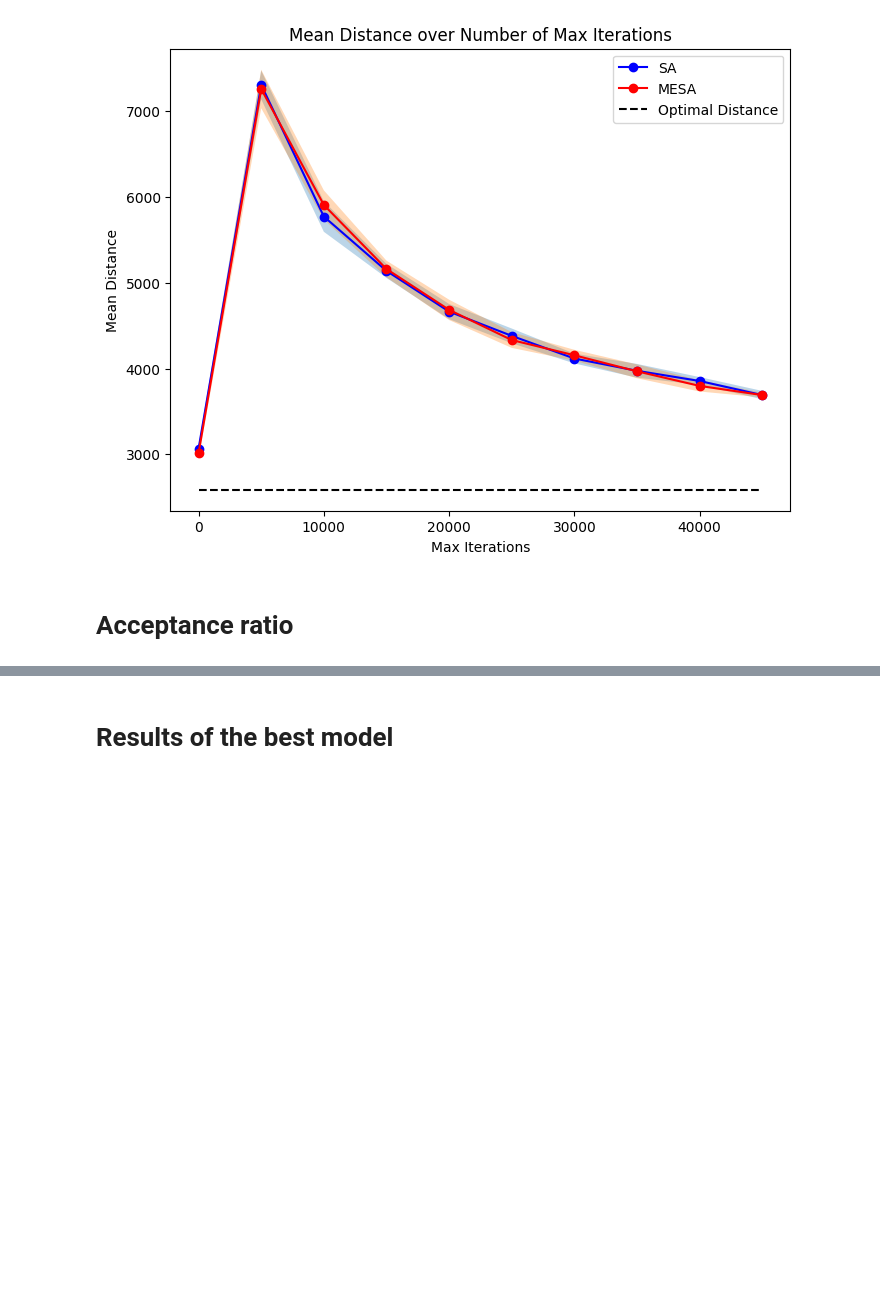
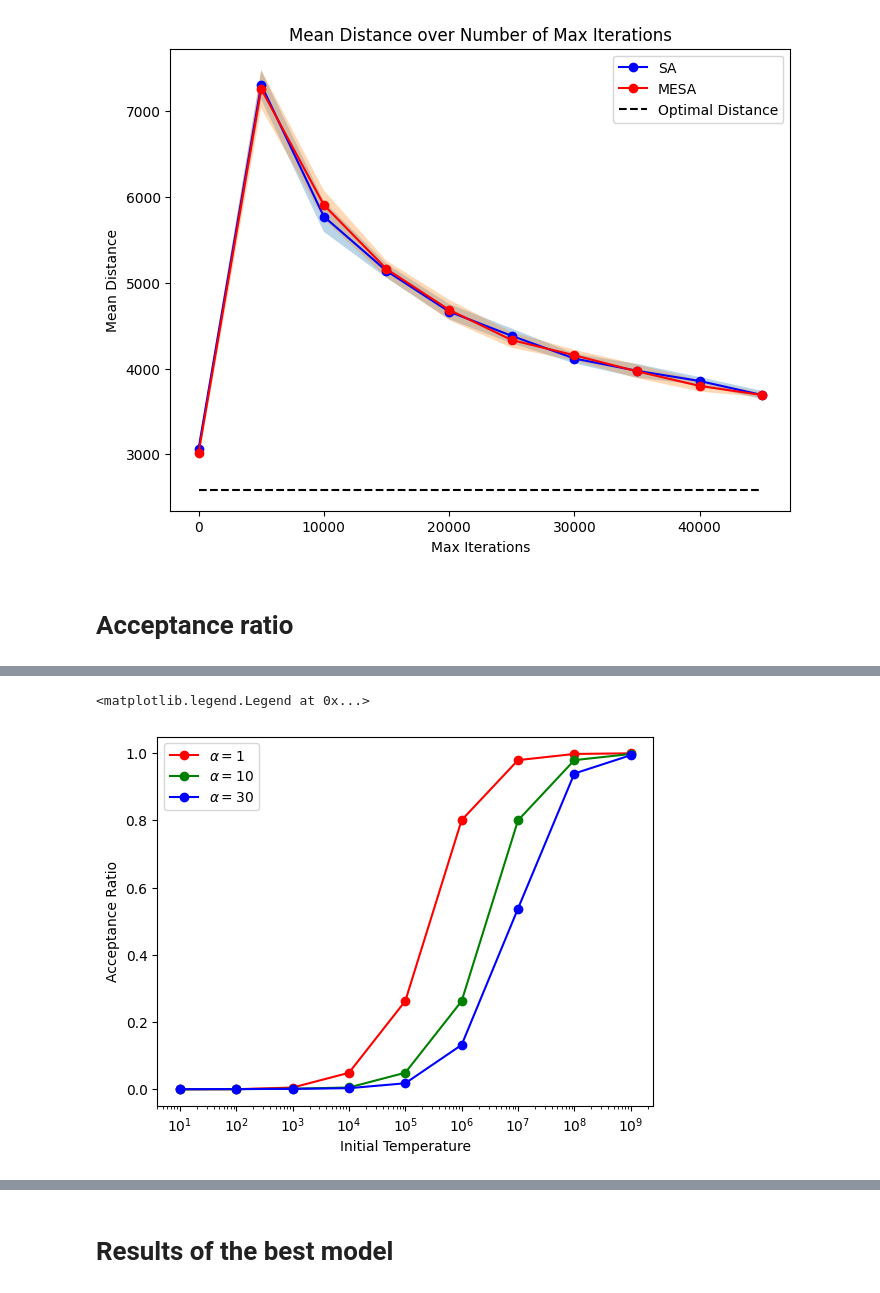
Before and after one commit to Foundnation/Stochastic-Simulation, a Jupyter notebook: TSM/tsp_notebook.ipynb, the cells around one changed output, grey strips where cells are left out. Drawn from its saved outputs; the diff is of its cells as text; code cells hidden in the pictures; blank space fills up the shorter version.

Commit message:
updated acceptance analysis

```diff
--- a/TSM/tsp_notebook.ipynb
+++ b/TSM/tsp_notebook.ipynb
@@ -625,0 +597,5 @@ plt.xscale('log')
+# %%
+initial_temps = [10**i for i in range(1, 10)]
+acc_ratios_lin_1, dists_lin_1 = calculate_acceptance_ratios(distances_280, opt_distance_280, cooling_schedules=['linear_m'], alpha=1)
+acc_ratios_lin_10, dists_lin_10 = calculate_acceptance_ratios(distances_280, opt_distance_280, cooling_schedules=['linear_m'], alpha=10)
+acc_ratios_lin_30, dists_lin_30 = calculate_acceptance_ratios(distances_280, opt_distance_280, cooling_schedules=['linear_m'], alpha=30)
@@ -625,0 +611,12 @@ plt.xscale('log')
+# %%
+plt.figure()
+plt.plot(initial_temps, acc_ratios_lin_1, 'ro-', label=r'$ \alpha = 1 $')
+plt.plot(initial_temps, acc_ratios_lin_10, 'go-', label=r'$ \alpha = 10 $')
+plt.plot(initial_temps, acc_ratios_lin_30, 'bo-', label=r'$ \alpha = 30 $')
+plt.xlabel('Initial Temperature')
+plt.ylabel('Acceptance Ratio')
+plt.xscale('log')
+plt.legend()
+# %% [output]
+<matplotlib.legend.Legend at 0x...>
+[figure, added]
```
Also changed, not shown: parts of 14 cells of this notebook, 12 other files.
